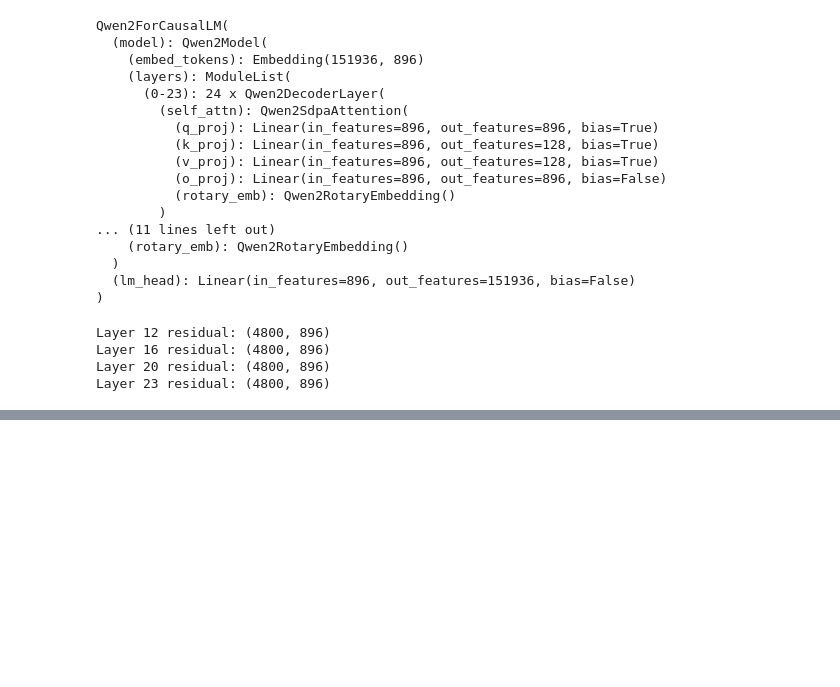
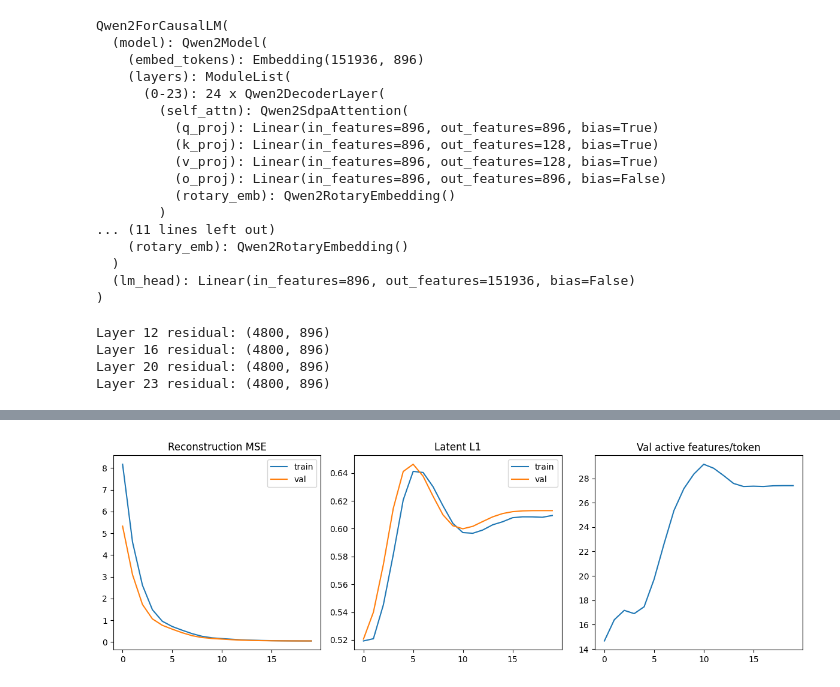
Before and after one commit to miles-markey/sae_trainer, a Jupyter notebook: notebooks/sae_training.ipynb, the cells around one changed output, grey strips where cells are left out. Cells and saved outputs as stored; diff of their text form; code cells hidden in the pictures; blank space fills up the shorter version.

```diff
--- a/notebooks/sae_training.ipynb
+++ b/notebooks/sae_training.ipynb
@@ -247,82 +324,3 @@ scheduler = torch.optim.lr_scheduler.CosineAnnealingLR(opt, T_max=20)
 # %%
-# ---- Training loop ----
-def evaluate(model, loader, lambda_l1=1e-4):
-    model.eval()
-    total_loss, total_recon, total_l1, total_active, n = 0.0, 0.0, 0.0, 0.0, 0
-
-    with torch.no_grad():
-        for (xb,) in loader:
-            xb = xb.to(device, non_blocking=True)
-            x_hat, z = model(xb)
-
-            recon = F.mse_loss(x_hat, xb)
-            l1 = z.abs().mean()
-            loss = recon + lambda_l1 * l1
-
-            active = (z > 1e-6).float().sum(dim=1).mean()  # avg active features per token
-
-            bs = xb.size(0)
-            total_loss += loss.item() * bs
-            total_recon += recon.item() * bs
-            total_l1 += l1.item() * bs
-            total_active += active.item() * bs
-            n += bs
-
-    return {
-        "loss": total_loss / n,
-        "recon": total_recon / n,
-        "l1": total_l1 / n,
-        "active": total_active / n,
-    }
-
-epochs = 20
-history = {"train_loss": [], "train_recon": [], "train_l1": [],
-           "val_loss": [], "val_recon": [], "val_l1": [], "val_active": []}
-
-for epoch in range(1, epochs + 1):
-    sae.train()
-    running_loss, running_recon, running_l1, seen = 0.0, 0.0, 0.0, 0
-
-    for (xb,) in train_loader:
-        xb = xb.to(device, non_blocking=True)
-
-        x_hat, z = sae(xb)
-        recon = F.mse_loss(x_hat, xb)
-        l1 = z.abs().mean()
-        loss = recon + lambda_l1 * l1
-
-        opt.zero_grad(set_to_none=True)
-        loss.backward()
-        torch.nn.utils.clip_grad_norm_(sae.parameters(), 1.0)
-        opt.step()
-
-        bs = xb.size(0)
-        running_loss += loss.item() * bs
-        running_recon += recon.item() * bs
-        running_l1 += l1.item() * bs
-        seen += bs
-
-    scheduler.step()
-
-    train_metrics = {
-        "loss": running_loss / seen,
-        "recon": running_recon / seen,
-        "l1": running_l1 / seen,
-    }
-    val_metrics = evaluate(sae, val_loader, lambda_l1=lambda_l1)
-
-    history["train_loss"].append(train_metrics["loss"])
-    history["train_recon"].append(train_metrics["recon"])
-    history["train_l1"].append(train_metrics["l1"])
-    history["val_loss"].append(val_metrics["loss"])
-    history["val_recon"].append(val_metrics["recon"])
-    history["val_l1"].append(val_metrics["l1"])
-    history["val_active"].append(val_metrics["active"])
-
-    print(
-        f"Epoch {epoch:02d} | "
-        f"train loss {train_metrics['loss']:.6f} (recon {train_metrics['recon']:.6f}, l1 {train_metrics['l1']:.6f}) | "
-        f"val loss {val_metrics['loss']:.6f} (recon {val_metrics['recon']:.6f}, l1 {val_metrics['l1']:.6f}) | "
-        f"val active {val_metrics['active']:.1f}"
-    )
+sae_23, history_23, train_loader_23, _ = training_wrapper(accum, 23, device, mass_frac_threshold)
 # %% [output]
@@ -348,0 +347 @@ Epoch 20 | train loss 0.446875 (recon 0.446747, l1 1.278018) | val loss 0.475208
+[figure, added]
```
Also changed, not shown: parts of 23 cells of this notebook.
